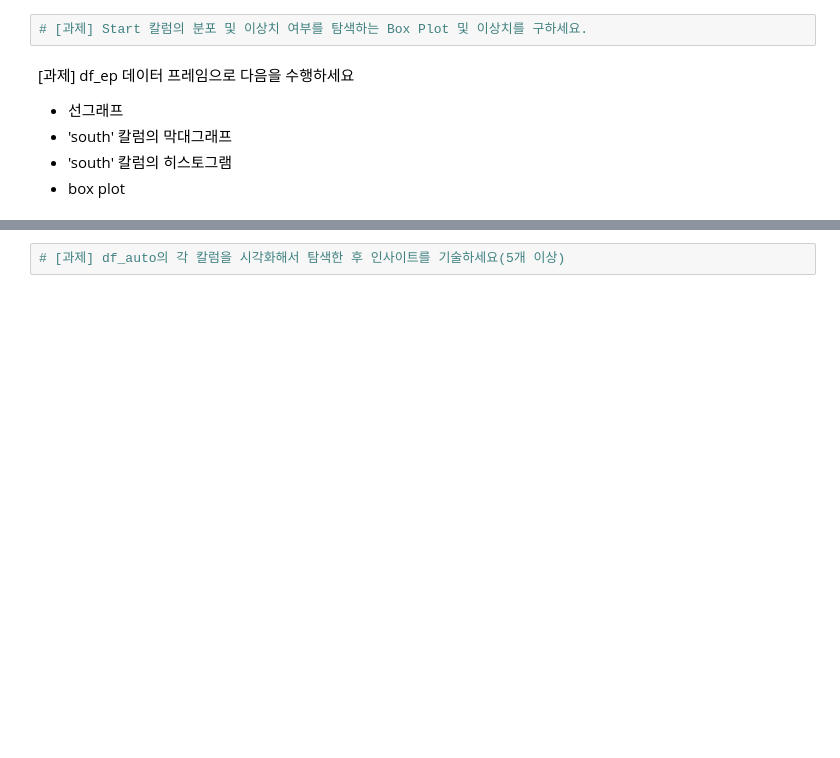
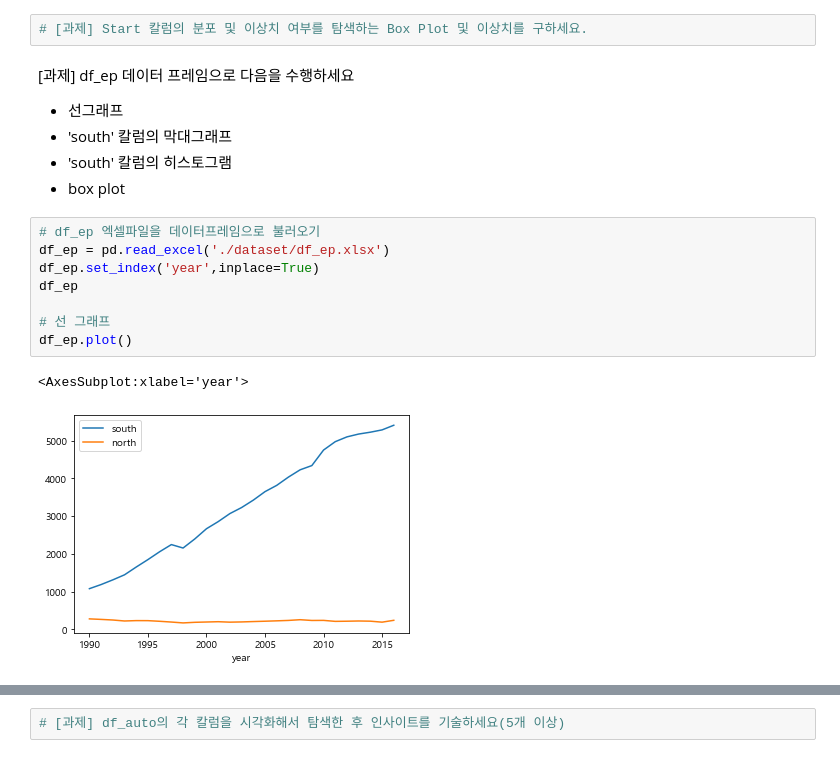
Before and after one commit to bnv20/kdt5, a Jupyter notebook: m2_분석라이브러리활용/visualization/시각화_기초.ipynb, the cells around one changed output, grey strips where cells are left out. Saved outputs shown, nothing was run; the diff lists cells and outputs as text; blank space fills up the shorter version.

```diff
--- a/m2_분석라이브러리활용/visualization/시각화_기초.ipynb
+++ b/m2_분석라이브러리활용/visualization/시각화_기초.ipynb
@@ -199,3 +201,14 @@ Name: Close, dtype: int64
 - 'south' 칼럼의 막대그래프
 - 'south' 칼럼의 히스토그램
 - box plot
+# %%
+# df_ep 엑셀파일을 데이터프레임으로 불러오기
+df_ep = pd.read_excel('./dataset/df_ep.xlsx')
+df_ep.set_index('year',inplace=True)
+df_ep
+
+# 선 그래프
+df_ep.plot()
+# %% [output]
+<AxesSubplot:xlabel='year'>
+[figure, added]
```
Also changed, not shown: parts of 22 cells of this notebook.
